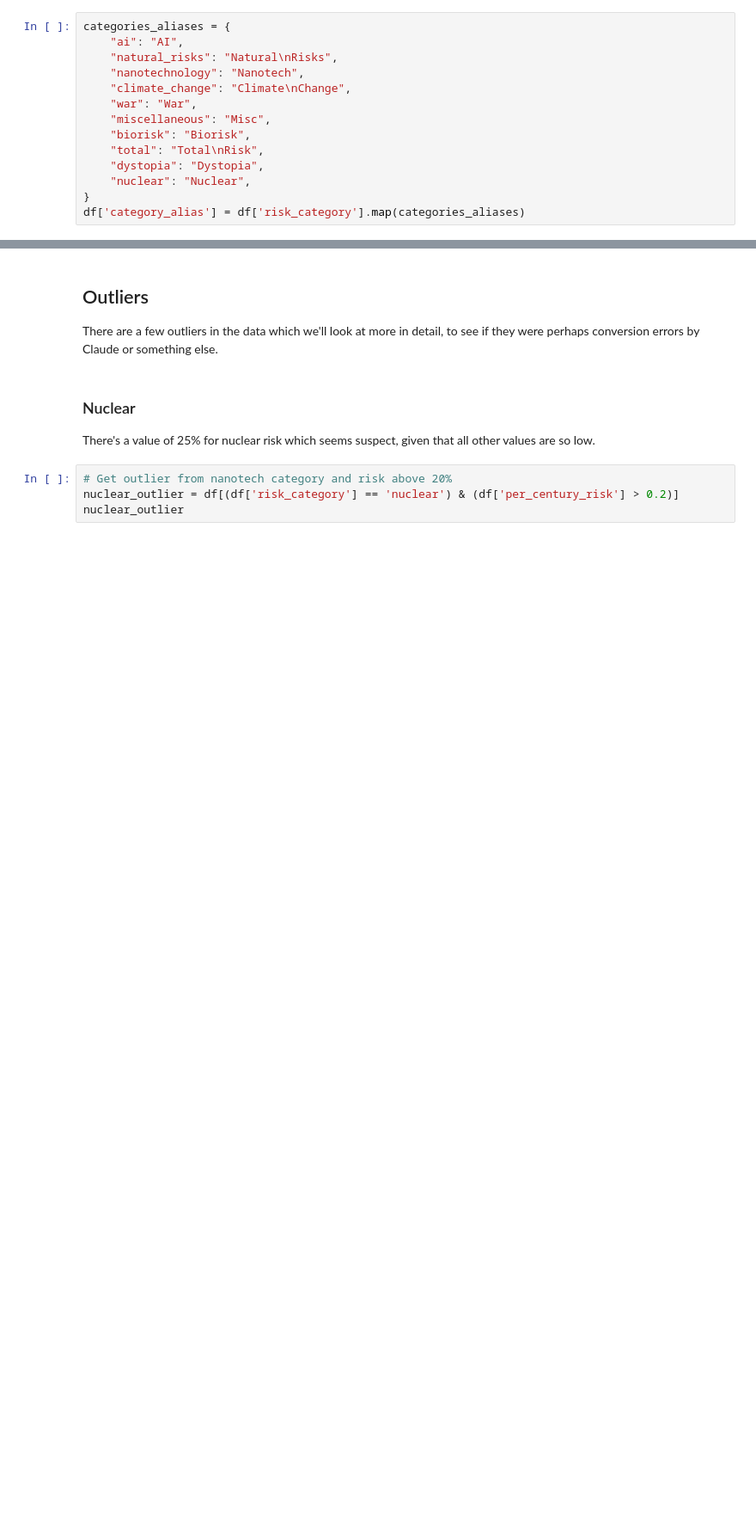
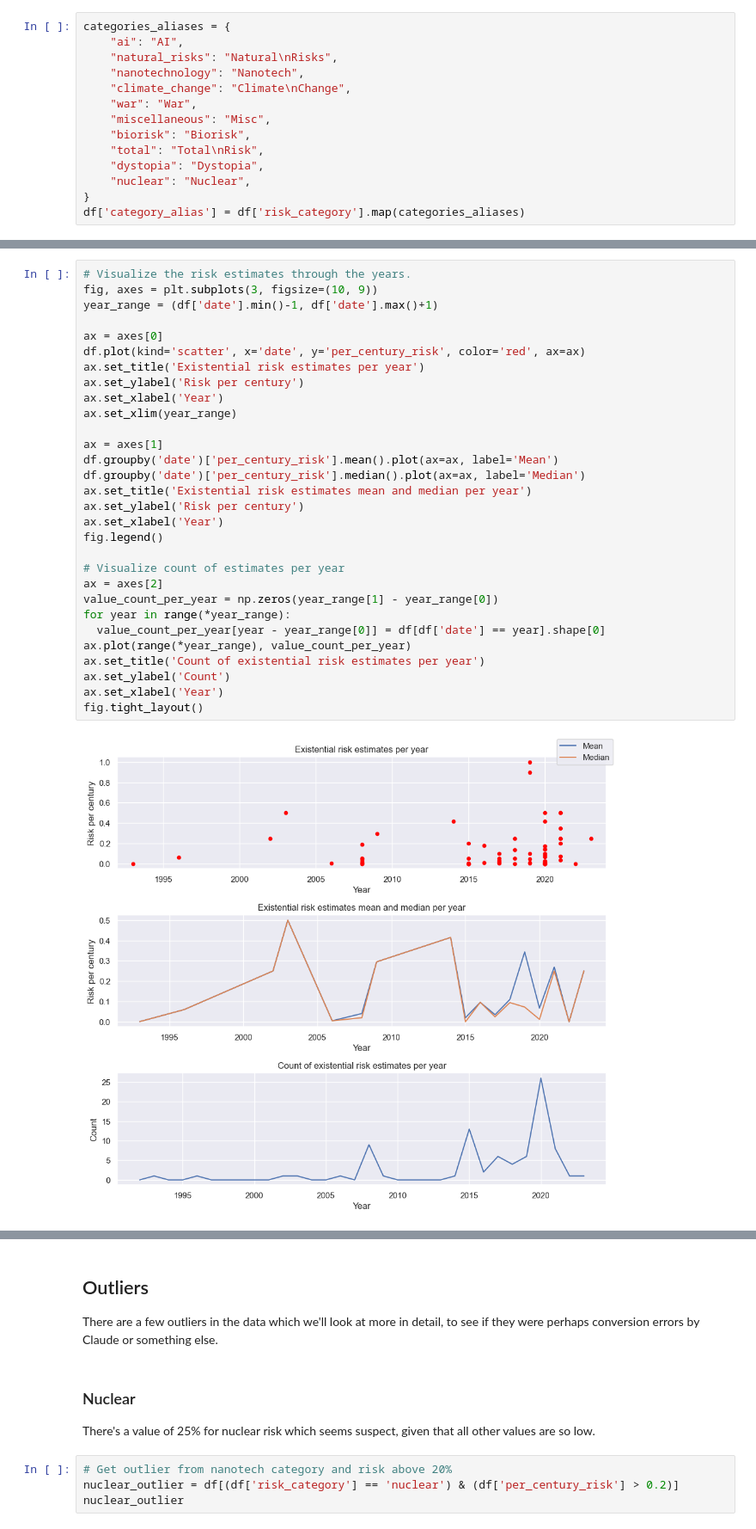
Before and after one commit to aarangop/the-extinction-game, a Jupyter notebook: x-risk-eda.ipynb, the cells around one changed output, grey strips where cells are left out. Shown: that part at 86% size. Drawn from its saved outputs; the diff is of its cells as text; blank space fills up the shorter version.

```diff
--- a/x-risk-eda.ipynb
+++ b/x-risk-eda.ipynb
@@ -77,0 +123,32 @@ We see that the data shows a relatively wide spread for the risk categories Nano
+# %%
+# Visualize the risk estimates through the years.
+fig, axes = plt.subplots(3, figsize=(10, 9))
+year_range = (df['date'].min()-1, df['date'].max()+1)
+
+ax = axes[0]
+df.plot(kind='scatter', x='date', y='per_century_risk', color='red', ax=ax)
+ax.set_title('Existential risk estimates per year')
+ax.set_ylabel('Risk per century')
+ax.set_xlabel('Year')
+ax.set_xlim(year_range)
+
+ax = axes[1]
+df.groupby('date')['per_century_risk'].mean().plot(ax=ax, label='Mean')
+df.groupby('date')['per_century_risk'].median().plot(ax=ax, label='Median')
+ax.set_title('Existential risk estimates mean and median per year')
+ax.set_ylabel('Risk per century')
+ax.set_xlabel('Year')
+fig.legend()
+
+# Visualize count of estimates per year
+ax = axes[2]
+value_count_per_year = np.zeros(year_range[1] - year_range[0])
+for year in range(*year_range):
+  value_count_per_year[year - year_range[0]] = df[df['date'] == year].shape[0]
+ax.plot(range(*year_range), value_count_per_year)
+ax.set_title('Count of existential risk estimates per year')
+ax.set_ylabel('Count')
+ax.set_xlabel('Year')
+fig.tight_layout()
+# %% [output]
+[figure, added]
```
Also changed, not shown: parts of 40 cells of this notebook, 15 other files.
